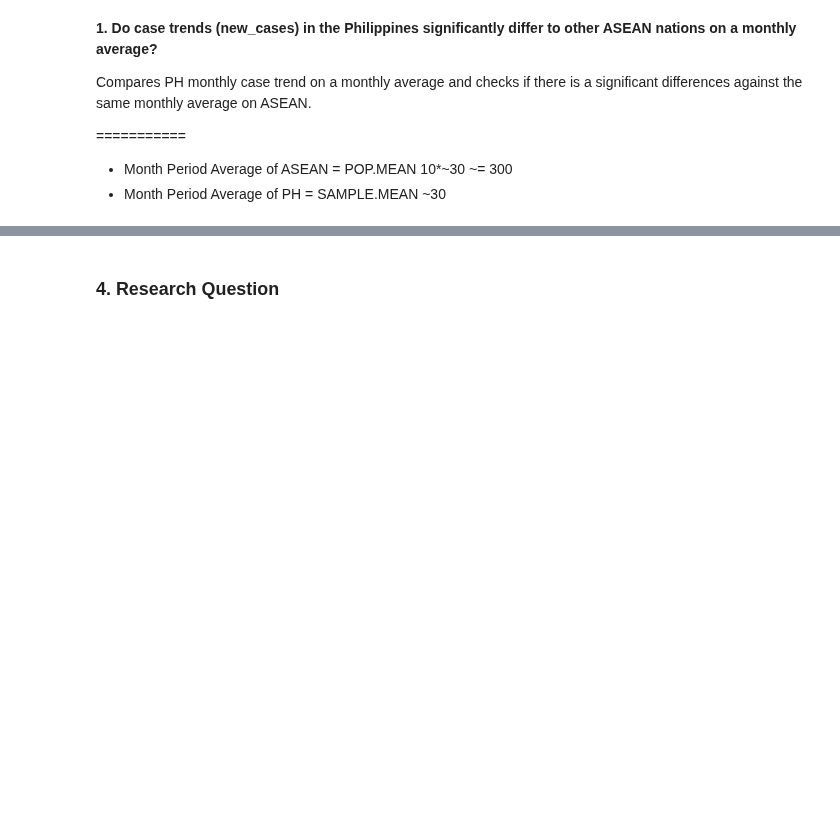
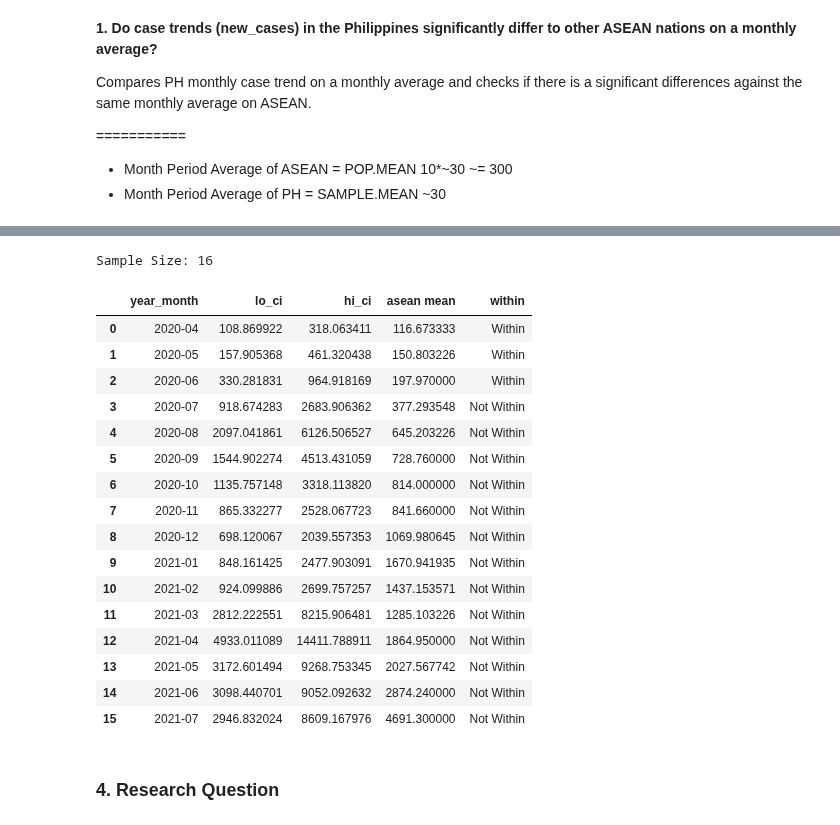
Before and after one commit to jm55/CSMODEL, a Jupyter notebook: COVID-19/COVID_Notebook.ipynb, the cells around one changed output, grey strips where cells are left out. Cells and saved outputs as stored; diff of their text form; code cells hidden in the pictures; blank space fills up the shorter version.

```diff
--- a/COVID-19/COVID_Notebook.ipynb
+++ b/COVID-19/COVID_Notebook.ipynb
@@ -352,3 +352,50 @@ From this however, we can already check if the Philippines, as a sample, belongs
+# %%
+#CONFIDENCE INTERVAL AND STATISTICAL INFERENCE
+confidence = 0.95 #place intended confidence value
+z_val = norm.ppf(1-(1-confidence)/2) #two-tail; remove '/2' if one-tailed
+
+import math
+def margin_error(z,s,n): #FINDING MARGIN OF ERROR; (z_val,SAMPLE_STD,SAMPLE_SIZE)
+    return z*(s/math.sqrt(n))
+def CI(m, e): #CONFIDENCE INTERVAL; (SAMPLE_MEAN, SAMPLE_MGERR)
+    return [m-e,m+e]
+
+n = ph_df_monthly_totals.shape[0]; print("Sample Size:",n)
+errs = []; lo_ci=[]; hi_ci=[]
+for i in range(n):
+    me = margin_error(z_val,ph_df_monthly_totals['mean'][i],n)
+    errs.append(me)
+    lo,hi = CI(ph_df_monthly_totals['mean'][i],me)
+    lo_ci.append(lo)
+    hi_ci.append(hi)
+
+treatment = {'year_month':ph_df_monthly_totals['year_month'].tolist(),'lo_ci':lo_ci,'hi_ci':hi_ci}
+
+#sample_df["<column>"] = np.where(sample_df["<column>"] >= n, "true value", "false value")
+
+newcases_ci_df = pd.DataFrame(treatment,columns=['year_month','lo_ci','hi_ci'])
+newcases_ci_df['asean mean'] = df_monthly_totals['mean']
+newcases_ci_df['within'] = np.where((newcases_ci_df['lo_ci'][0] <= df_monthly_totals['mean'])&(newcases_ci_df['hi_ci'][0] >= df_monthly_totals['mean']),'Within','Not Within')
+newcases_ci_df
+# %% [output]
+Sample Size: 16
+|  | year_month | lo_ci | hi_ci | asean mean | within |
+| 0 | 2020-04 | 108.869922 | 318.063411 | 116.673333 | Within |
+| 1 | 2020-05 | 157.905368 | 461.320438 | 150.803226 | Within |
+| 2 | 2020-06 | 330.281831 | 964.918169 | 197.970000 | Within |
+| 3 | 2020-07 | 918.674283 | 2683.906362 | 377.293548 | Not Within |
+| 4 | 2020-08 | 2097.041861 | 6126.506527 | 645.203226 | Not Within |
+| 5 | 2020-09 | 1544.902274 | 4513.431059 | 728.760000 | Not Within |
+| 6 | 2020-10 | 1135.757148 | 3318.113820 | 814.000000 | Not Within |
+| 7 | 2020-11 | 865.332277 | 2528.067723 | 841.660000 | Not Within |
+| 8 | 2020-12 | 698.120067 | 2039.557353 | 1069.980645 | Not Within |
+| 9 | 2021-01 | 848.161425 | 2477.903091 | 1670.941935 | Not Within |
+| 10 | 2021-02 | 924.099886 | 2699.757257 | 1437.153571 | Not Within |
+| 11 | 2021-03 | 2812.222551 | 8215.906481 | 1285.103226 | Not Within |
+| 12 | 2021-04 | 4933.011089 | 14411.788911 | 1864.950000 | Not Within |
+| 13 | 2021-05 | 3172.601494 | 9268.753345 | 2027.567742 | Not Within |
+| 14 | 2021-06 | 3098.440701 | 9052.092632 | 2874.240000 | Not Within |
+| 15 | 2021-07 | 2946.832024 | 8609.167976 | 4691.300000 | Not Within |
 # %% [markdown]
 ### 4. Research Question
 # %% [markdown]
```
Also changed, not shown: parts of 3 cells of this notebook.
